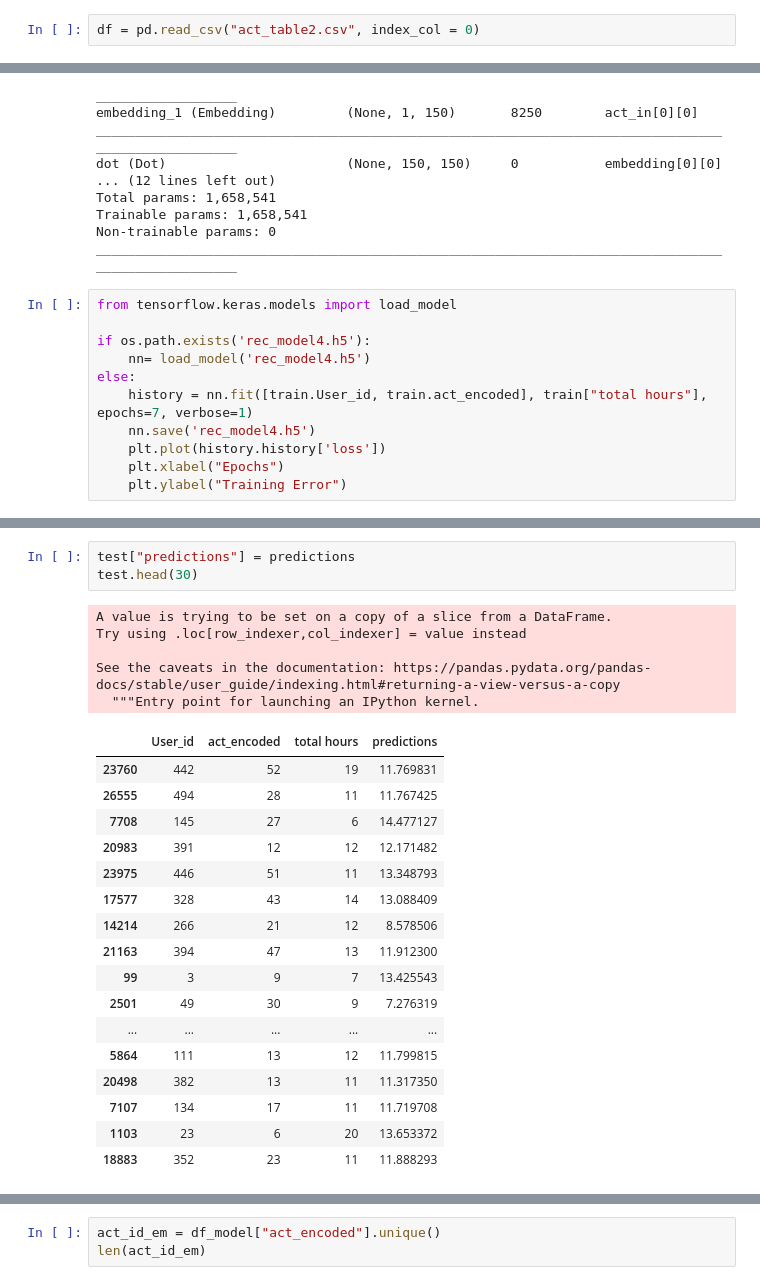
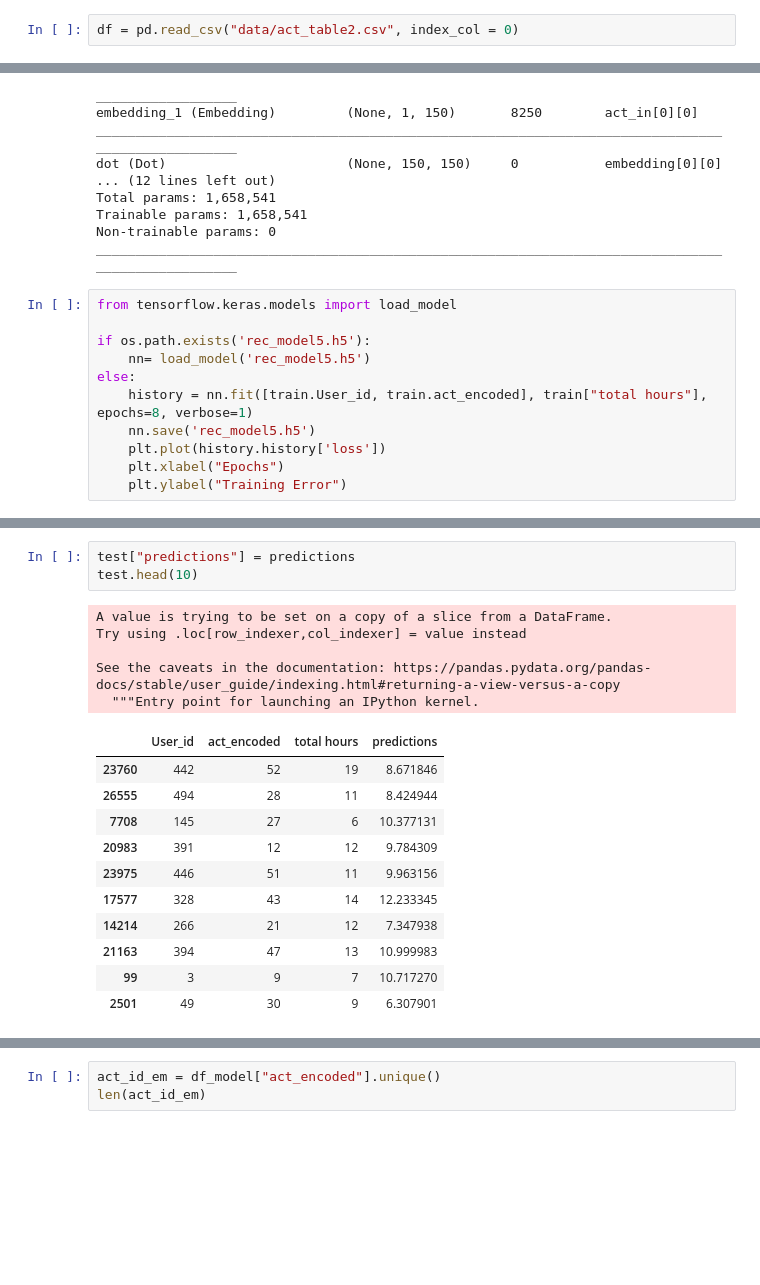
Before and after one commit to gbagatini/Microsoft_hackathon, a Jupyter notebook: Recommender.ipynb, the cells around one changed output, grey strips where cells are left out. Drawn from its saved outputs; the diff is of its cells as text; blank space fills up the shorter version.

```diff
--- a/Recommender.ipynb
+++ b/Recommender.ipynb
@@ -6,7 +6,7 @@ import matplotlib.pyplot as plt
 import os
 import warnings
 # %%
-df = pd.read_csv("act_table2.csv", index_col = 0)
+df = pd.read_csv("data/act_table2.csv", index_col = 0)
 # %%
 df.head()
 # %% [output]
@@ -253,11 +242,11 @@ ________________________________________________________________________________
 # %%
 from tensorflow.keras.models import load_model
 
-if os.path.exists('rec_model4.h5'):
-    nn= load_model('rec_model4.h5')
+if os.path.exists('rec_model5.h5'):
+    nn= load_model('rec_model5.h5')
 else:
-    history = nn.fit([train.User_id, train.act_encoded], train["total hours"], epochs=7, verbose=1)
-    nn.save('rec_model4.h5')
+    history = nn.fit([train.User_id, train.act_encoded], train["total hours"], epochs=8, verbose=1)
+    nn.save('rec_model5.h5')
     plt.plot(history.history['loss'])
     plt.xlabel("Epochs")
     plt.ylabel("Training Error")
@@ -298,27 +289,21 @@ plt.close()
 # %%
 test["predictions"] = predictions
-test.head(30)
+test.head(10)
 # %% [output]
 A value is trying to be set on a copy of a slice from a DataFrame.
 Try using .loc[row_indexer,col_indexer] = value instead
 
 See the caveats in the documentation: https://pandas.pydata.org/pandas-docs/stable/user_guide/indexing.html#returning-a-view-versus-a-copy
   """Entry point for launching an IPython kernel.
 |  | User_id | act_encoded | total hours | predictions |
-| 23760 | 442 | 52 | 19 | 11.769831 |
-| 26555 | 494 | 28 | 11 | 11.767425 |
-| 7708 | 145 | 27 | 6 | 14.477127 |
-| 20983 | 391 | 12 | 12 | 12.171482 |
-| 23975 | 446 | 51 | 11 | 13.348793 |
-| 17577 | 328 | 43 | 14 | 13.088409 |
-| 14214 | 266 | 21 | 12 | 8.578506 |
-| 21163 | 394 | 47 | 13 | 11.912300 |
-| 99 | 3 | 9 | 7 | 13.425543 |
-| 2501 | 49 | 30 | 9 | 7.276319 |
-| ... | ... | ... | ... | ... |
-| 5864 | 111 | 13 | 12 | 11.799815 |
-| 20498 | 382 | 13 | 11 | 11.317350 |
-| 7107 | 134 | 17 | 11 | 11.719708 |
-| 1103 | 23 | 6 | 20 | 13.653372 |
-| 18883 | 352 | 23 | 11 | 11.888293 |
+| 23760 | 442 | 52 | 19 | 8.671846 |
+| 26555 | 494 | 28 | 11 | 8.424944 |
+| 7708 | 145 | 27 | 6 | 10.377131 |
+| 20983 | 391 | 12 | 12 | 9.784309 |
+| 23975 | 446 | 51 | 11 | 9.963156 |
+| 17577 | 328 | 43 | 14 | 12.233345 |
+| 14214 | 266 | 21 | 12 | 7.347938 |
+| 21163 | 394 | 47 | 13 | 10.999983 |
+| 99 | 3 | 9 | 7 | 10.717270 |
+| 2501 | 49 | 30 | 9 | 6.307901 |
 # %%
```
Also changed, not shown: parts of 26 cells of this notebook.
